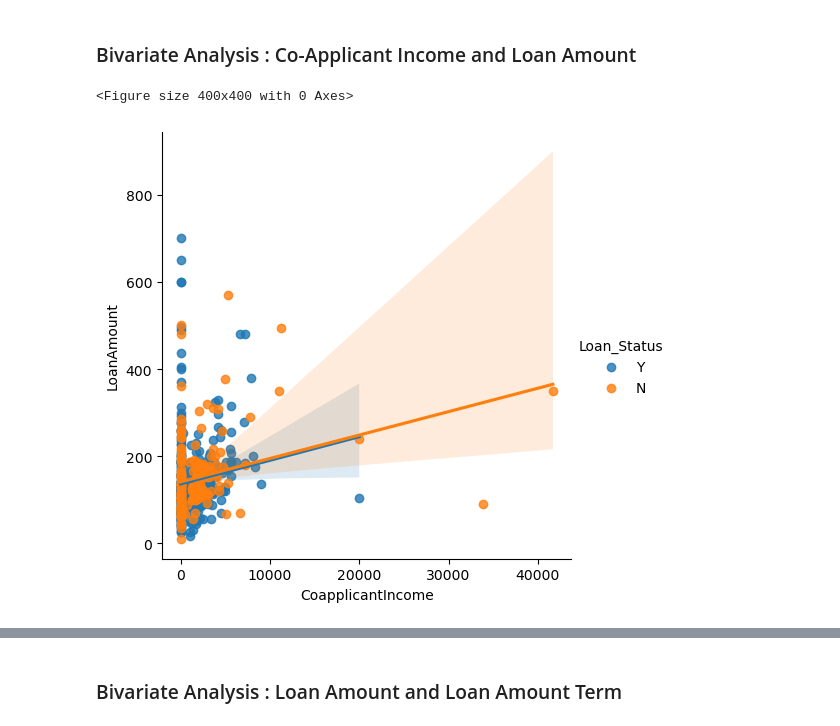
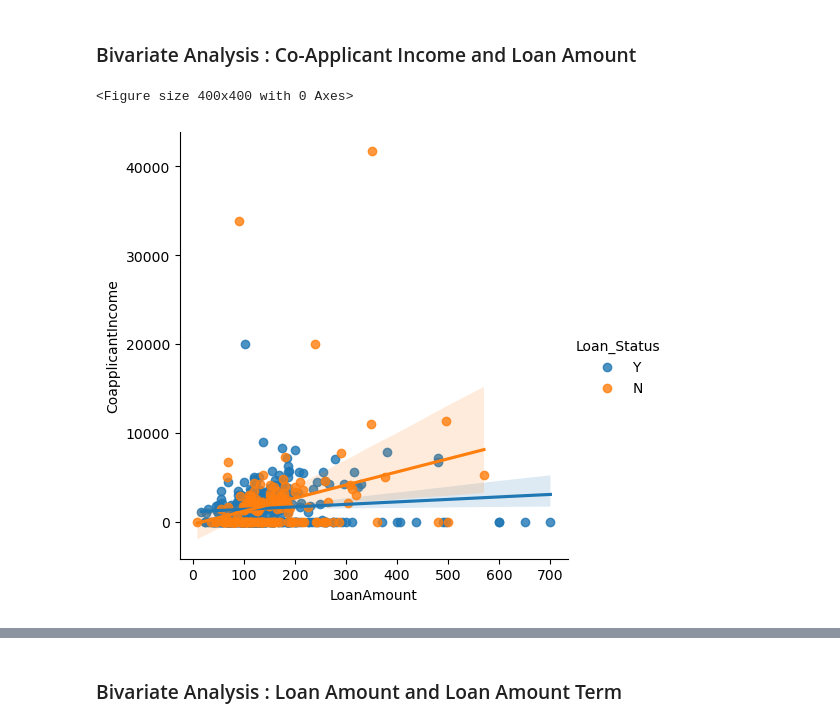
Before and after one commit to bhaskarmulik/Home-loan-prediction-model, a Jupyter notebook: src.ipynb, the cells around one changed output, grey strips where cells are left out. Saved outputs shown, nothing was run; the diff lists cells and outputs as text; code cells hidden in the pictures.

```diff
--- a/src.ipynb
+++ b/src.ipynb
@@ -388,11 +388,11 @@ plt.show()
 # %%
 #Bivariate analysis of loan amount and applicant income
 plt.figure(figsize=(4,4))
-sns.lmplot(data=df, x='CoapplicantIncome', y='LoanAmount', hue = 'Loan_Status')
+sns.lmplot(data=df, x='LoanAmount', y='CoapplicantIncome', hue = 'Loan_Status')
 plt.show()
 print("The description of Applicant Income feature : \n",df['ApplicantIncome'].describe())
 print("The description of Co-Applicant Income feature : \n", df['CoapplicantIncome'].describe())
 # %% [output]
 <Figure size 400x400 with 0 Axes>
-[figure, old version]
+[figure, new version]
 The description of Applicant Income feature :
```
Also changed, not shown: parts of 1 cell of this notebook.
